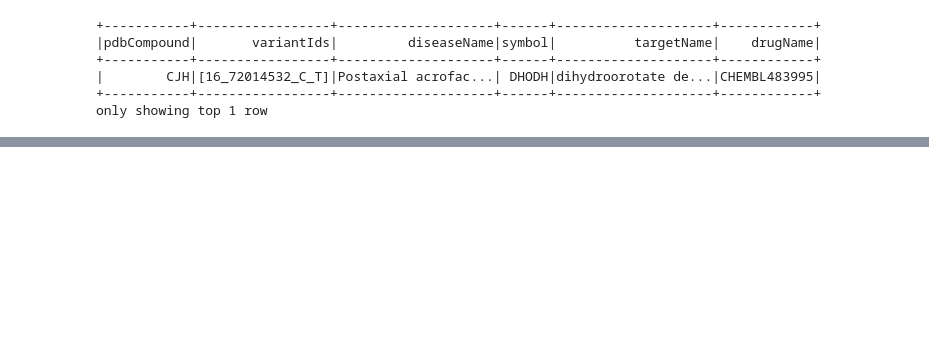
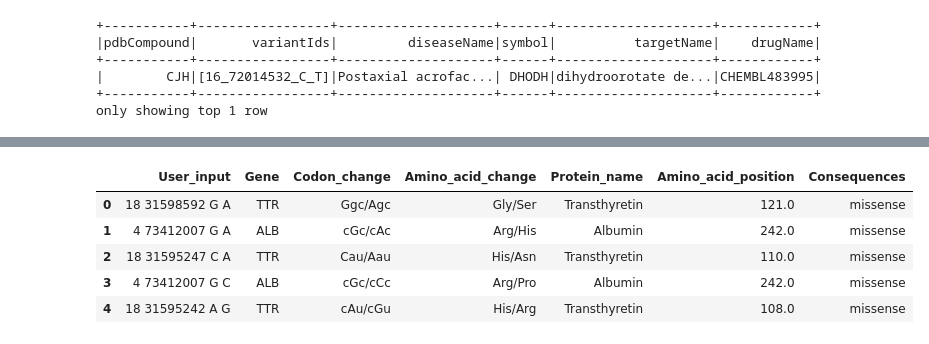
Before and after one commit to MarineGirardey/OpenTargetInternship, a Jupyter notebook: scripts/diseas_association_investigation.ipynb, the cells around one changed output, grey strips where cells are left out. Saved outputs shown, nothing was run; the diff lists cells and outputs as text; code cells hidden in the pictures; blank space fills up the shorter version.

Commit message:
get protvar info daniel code

```diff
--- a/scripts/diseas_association_investigation.ipynb
+++ b/scripts/diseas_association_investigation.ipynb
@@ -209,0 +166,49 @@ drwxr-xr-x 22 marinegirardey marinegirardey 4.0K May 11 13:28 ..
+# %%
+# Collecting list of variants
+v_list = (
+    joined_mapped_linked
+    .filter(f.col('linkedDiseaseName').isNotNull())
+    .select(f.explode('variantIds').alias('variantId'))
+    .distinct()
+    .collect()
+)
+variant_list = [variant.variantId.replace('_', ' ') for variant in v_list]
+# %%
+# Get residue nb and type
+import io
+import requests
+import pandas as pd
+
+def get_variant_info_protvar(variant_id):
+
+    URL = 'https://www.ebi.ac.uk/ProtVar/api/download/stream'
+
+    headers = {
+        'accept': '*/*',
+    }
+
+    params = {
+        'function': 'false',
+        'population': 'false',
+        'structure': 'false',
+    }
+
+    response = requests.post(URL, params=params, headers=headers, json=variant_id)
+
+    return (
+            pd.read_csv(io.StringIO(response.content.decode('utf-8')))
+            [['User_input', 'Gene', 'Codon_change', 'Amino_acid_change', 'Protein_name', 'Amino_acid_position', 'Consequences']]
+    )
+
+# protVarMappings = spark.createDataFrame(get_variant_info_protvar(variant_list))
+# protVarMappings.show()
+
+protVarMappings_pdf = get_variant_info_protvar(variant_list)
+protVarMappings_pdf.head()
+# %% [output]
+|  | User_input | Gene | Codon_change | Amino_acid_change | Protein_name | Amino_acid_position | Consequences |
+| 0 | 18 31598592 G A | TTR | Ggc/Agc | Gly/Ser | Transthyretin | 121.0 | missense |
+| 1 | 4 73412007 G A | ALB | cGc/cAc | Arg/His | Albumin | 242.0 | missense |
+| 2 | 18 31595247 C A | TTR | Cau/Aau | His/Asn | Transthyretin | 110.0 | missense |
+| 3 | 4 73412007 G C | ALB | cGc/cCc | Arg/Pro | Albumin | 242.0 | missense |
+| 4 | 18 31595242 A G | TTR | cAu/cGu | His/Arg | Transthyretin | 108.0 | missense |
```
Also changed, not shown: parts of 16 cells of this notebook.
